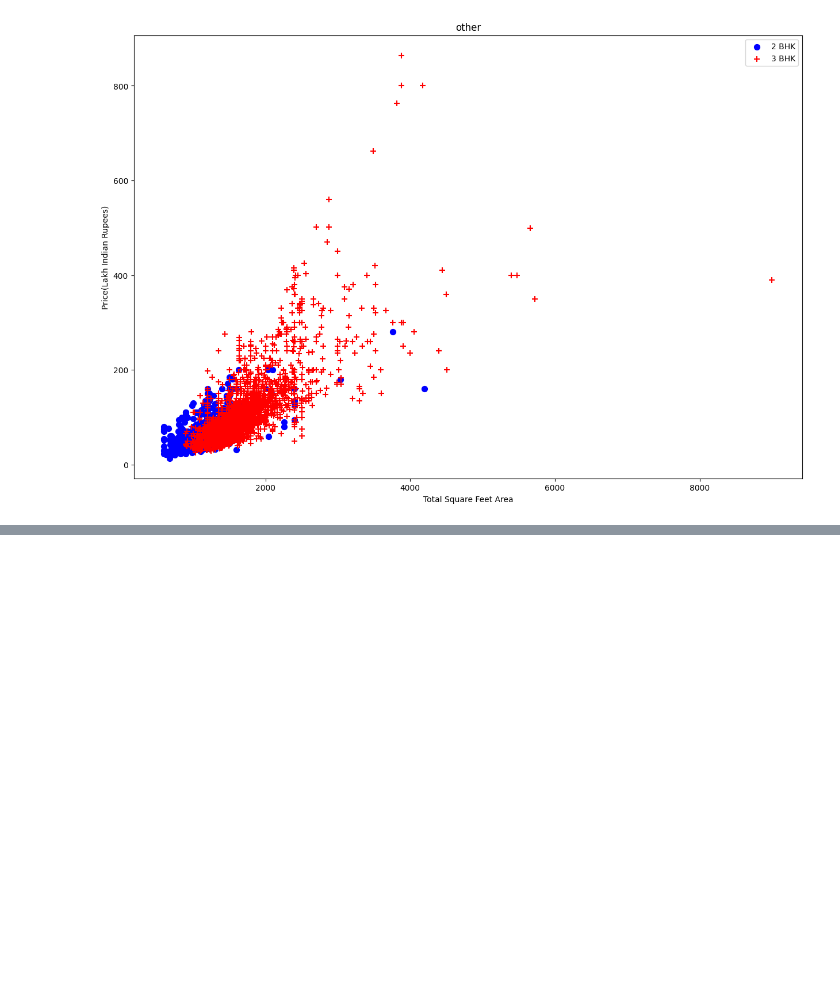
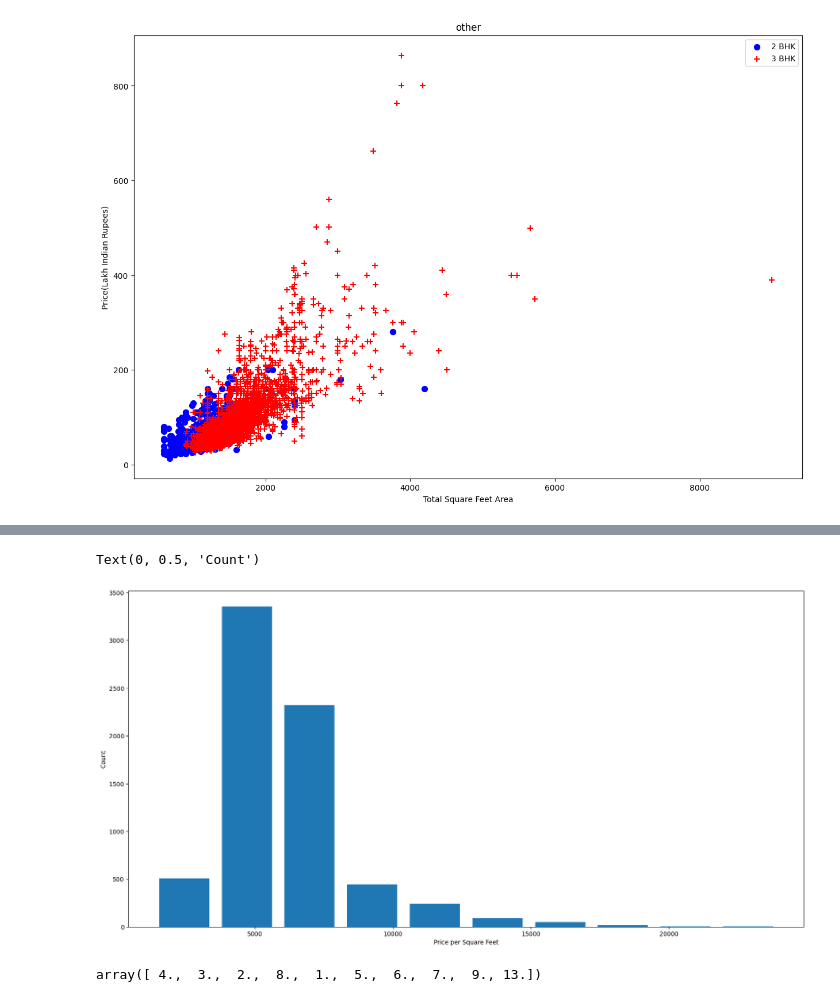
Before and after one commit to vrishankmalviya/Real-Estate-Price-Prediction, a Jupyter notebook: Code.ipynb, the cells around one changed output, grey strips where cells are left out. Saved outputs shown, nothing was run; the diff lists cells and outputs as text; code cells hidden in the pictures; blank space fills up the shorter version.

```diff
--- a/Code.ipynb
+++ b/Code.ipynb
@@ -395,0 +412,13 @@ AttributeError: 'DataFrame' object has no attribute 'bhk'
+# %%
+import matplotlib
+matplotlib.rcParams["figure.figsize"] = (20,10)
+plt.hist(copy5.price_sqft,rwidth=0.8)
+plt.xlabel("Price per Square Feet")
+plt.ylabel("Count")
+# %% [output]
+Text(0, 0.5, 'Count')
+[figure, added]
+# %%
+copy5.bath.unique()
+# %% [output]
+array([ 4.,  3.,  2.,  8.,  1.,  5.,  6.,  7.,  9., 13.])
```
Also changed, not shown: parts of 21 cells of this notebook, 2 other files.
